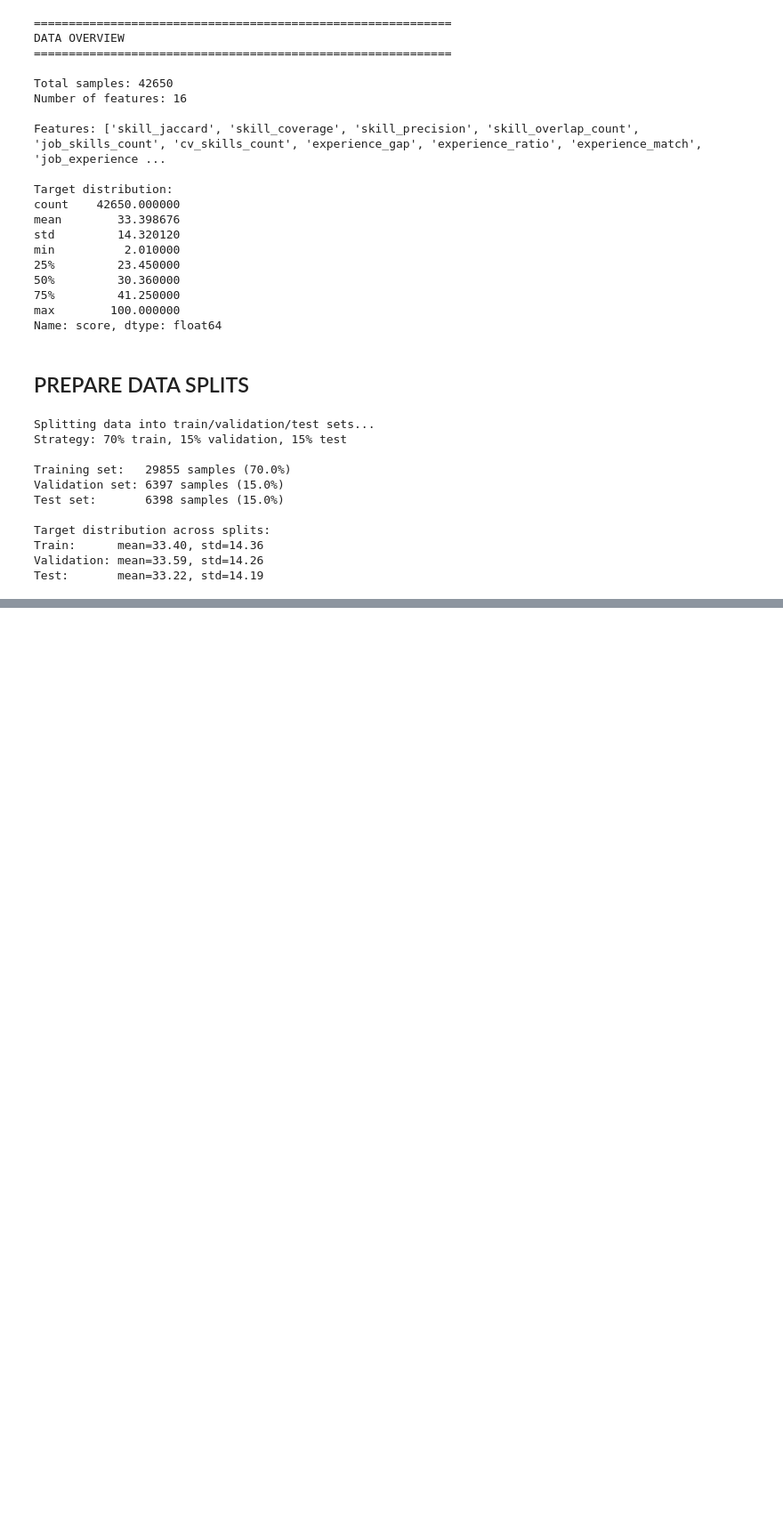
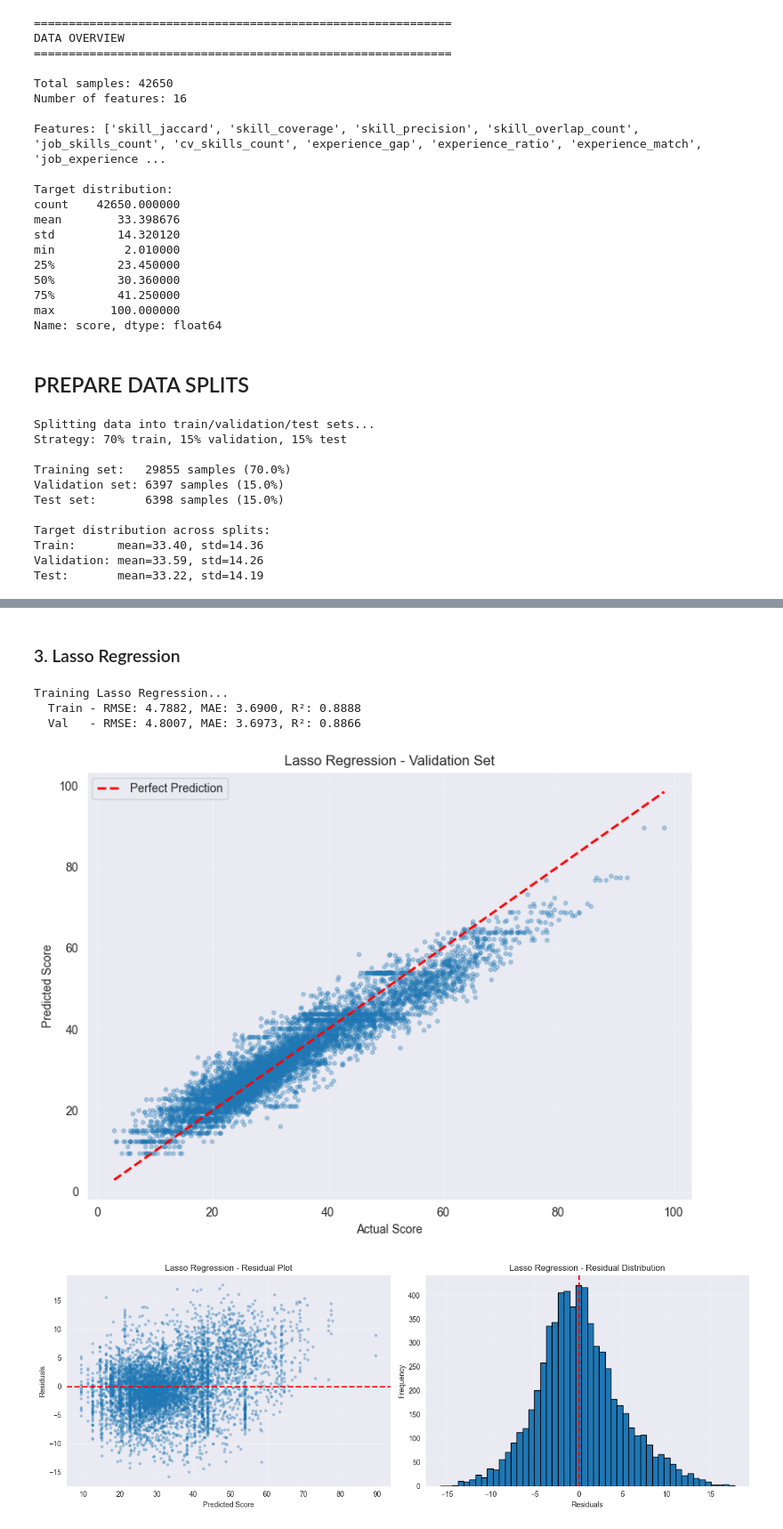
Before and after one commit to NguyenHungCuongg/Smart-Recruit, a Jupyter notebook: ml/notebooks/03_baseline_models.ipynb, the cells around one changed output, grey strips where cells are left out. Shown at 89% size. Drawn from its saved outputs; the diff is of its cells as text; code cells hidden in the pictures; blank space fills up the shorter version.

```diff
--- a/ml/notebooks/03_baseline_models.ipynb
+++ b/ml/notebooks/03_baseline_models.ipynb
@@ -103,0 +215,19 @@ Test:       mean=33.22, std=14.19
+# %% [markdown]
+### 3. Lasso Regression
+# %%
+# Train
+lasso_model = Lasso(alpha=1.0, random_state=42)
+lasso_model, lasso_train_metrics, lasso_val_metrics = evaluate_model(
+    lasso_model, X_train, y_train, X_val, y_val, "Lasso Regression"
+)
+
+# Trực quan hóa
+y_val_pred = lasso_model.predict(X_val)
+plot_predictions(y_val, y_val_pred, "Lasso Regression - Validation Set")
+plot_residuals(y_val, y_val_pred, "Lasso Regression")
+# %% [output]
+Training Lasso Regression...
+  Train - RMSE: 4.7882, MAE: 3.6900, R²: 0.8888
+  Val   - RMSE: 4.8007, MAE: 3.6973, R²: 0.8866
+[figure, added]
+[figure, added]
```
Also changed, not shown: parts of 17 cells of this notebook.
